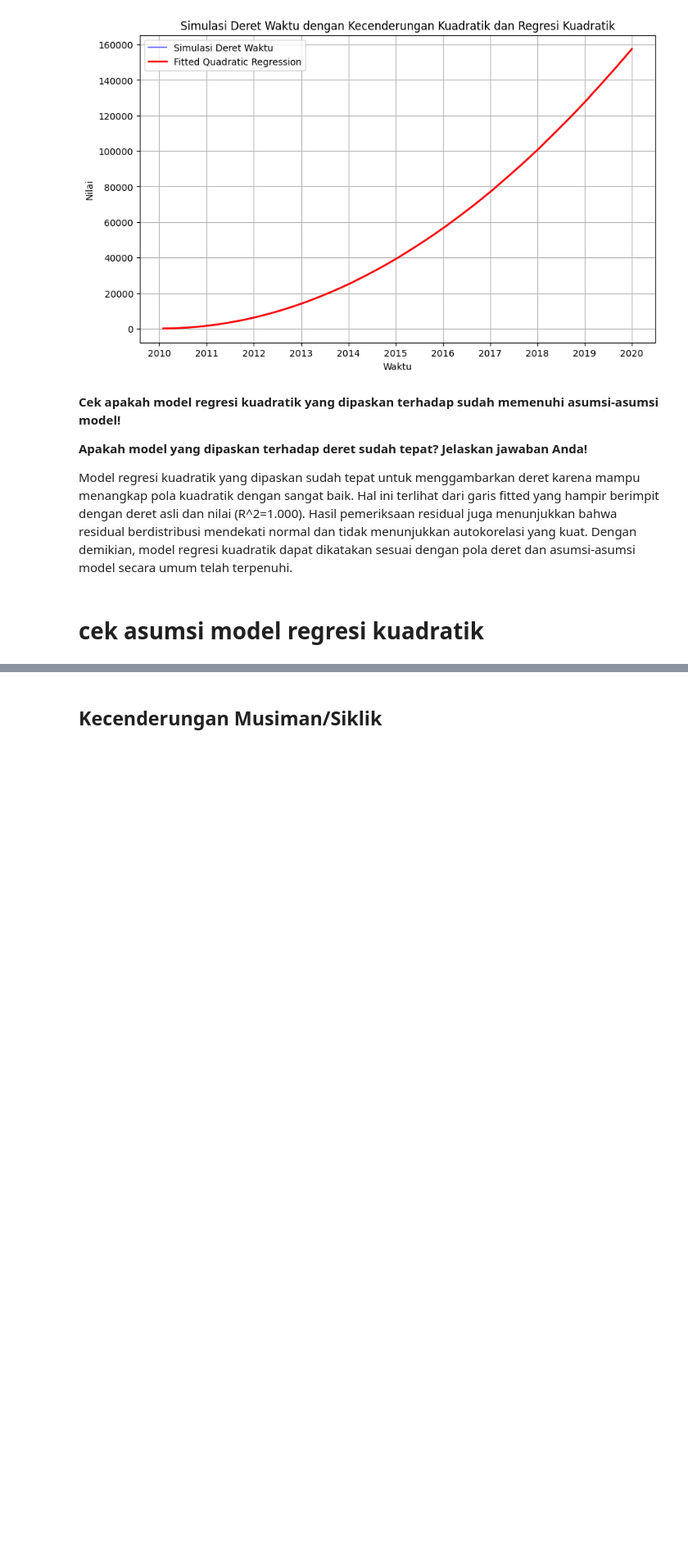
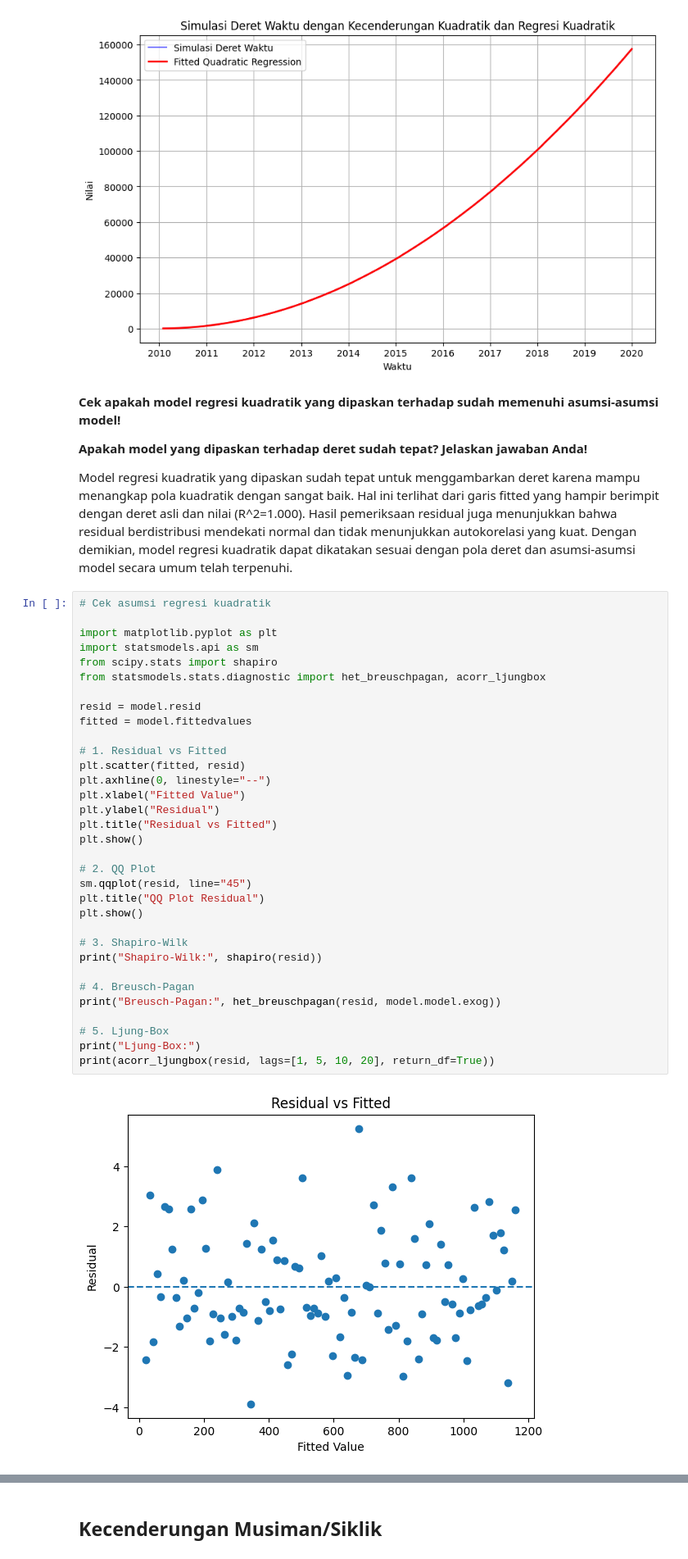
Before and after one commit to haniyathul/Praktikum-Analisis-Deret-Waktu, a Jupyter notebook: Tugas_Praktikum_STA2542_Minggu_2.ipynb, the cells around one changed output, grey strips where cells are left out. Shown at 82% size. Cells and saved outputs as stored; diff of their text form; blank space fills up the shorter version.

```diff
--- a/Tugas_Praktikum_STA2542_Minggu_2.ipynb
+++ b/Tugas_Praktikum_STA2542_Minggu_2.ipynb
@@ -418,5 +420,38 @@ plt.show()
 **Apakah model yang dipaskan terhadap deret sudah tepat? Jelaskan jawaban Anda!**
 
 Model regresi kuadratik yang dipaskan sudah tepat untuk menggambarkan deret karena mampu menangkap pola kuadratik dengan sangat baik. Hal ini terlihat dari garis fitted yang hampir berimpit dengan deret asli dan nilai \(R^2=1.000\). Hasil pemeriksaan residual juga menunjukkan bahwa residual berdistribusi mendekati normal dan tidak menunjukkan autokorelasi yang kuat. Dengan demikian, model regresi kuadratik dapat dikatakan sesuai dengan pola deret dan asumsi-asumsi model secara umum telah terpenuhi.
-# %% [markdown]
-# cek asumsi model regresi kuadratik
+# %%
+# Cek asumsi regresi kuadratik
+
+import matplotlib.pyplot as plt
+import statsmodels.api as sm
+from scipy.stats import shapiro
+from statsmodels.stats.diagnostic import het_breuschpagan, acorr_ljungbox
+
+resid = model.resid
+fitted = model.fittedvalues
+
+# 1. Residual vs Fitted
+plt.scatter(fitted, resid)
+plt.axhline(0, linestyle="--")
+plt.xlabel("Fitted Value")
+plt.ylabel("Residual")
+plt.title("Residual vs Fitted")
+plt.show()
+
+# 2. QQ Plot
+sm.qqplot(resid, line="45")
+plt.title("QQ Plot Residual")
+plt.show()
+
+# 3. Shapiro-Wilk
+print("Shapiro-Wilk:", shapiro(resid))
+
+# 4. Breusch-Pagan
+print("Breusch-Pagan:", het_breuschpagan(resid, model.model.exog))
+
+# 5. Ljung-Box
+print("Ljung-Box:")
+print(acorr_ljungbox(resid, lags=[1, 5, 10, 20], return_df=True))
+# %% [output]
+[figure, added]
```
Also changed, not shown: parts of 19 cells of this notebook.
